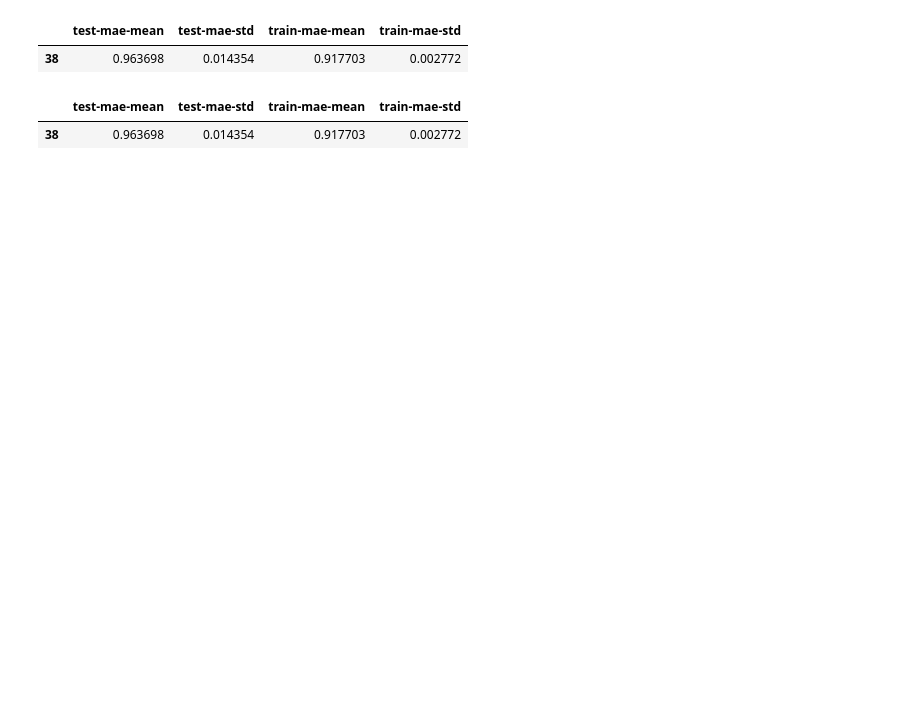
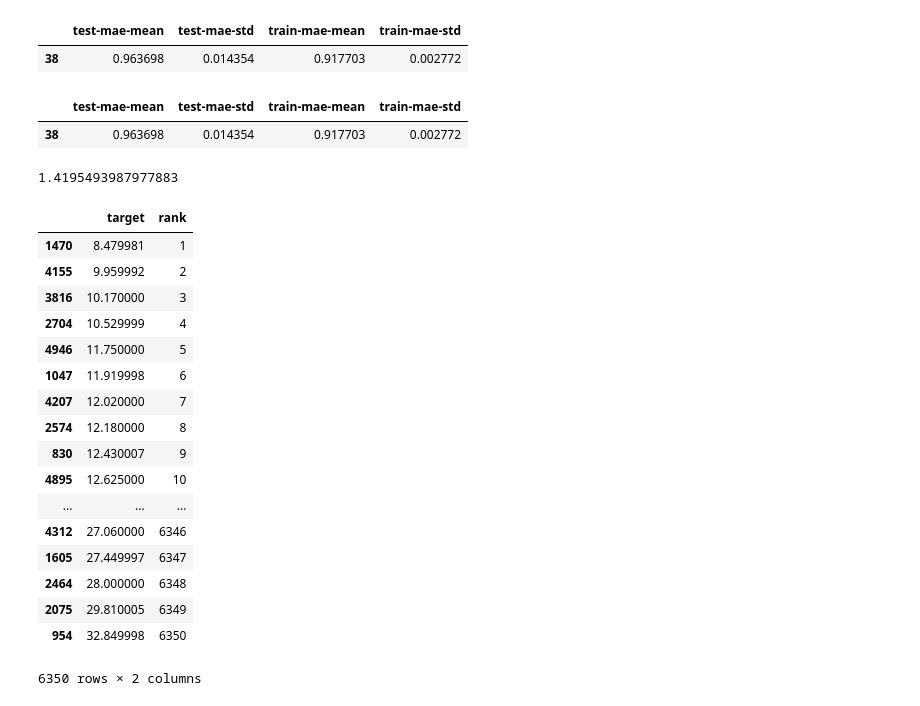
Before and after one commit to sopheeli/F3-Blueteam12, a Jupyter notebook: machine_learning/project/baseline.ipynb, the cells around one changed output. Cells and saved outputs as stored; diff of their text form; code cells hidden in the pictures; blank space fills up the shorter version.

```diff
--- a/machine_learning/project/baseline.ipynb
+++ b/machine_learning/project/baseline.ipynb
@@ -530,3 +487,32 @@ cv_results[-1:]
 | 38 | 0.963698 | 0.014354 | 0.917703 | 0.002772 |
 # %%
 train_X, val_X, labels_train, labels_val = train_test_split(trainX, trainY, test_size = 0.25, random_state = 42)
+# %%
+trainY.std()
+# %% [output]
+1.4195493987977883
+# %%
+trainY_rank = pd.DataFrame(trainY.sort_values())
+# %%
+trainY_rank['rank'] = range(1, len(trainY_rank) + 1)
+# %%
+trainY_rank
+# %% [output]
+|  | target | rank |
+| 1470 | 8.479981 | 1 |
+| 4155 | 9.959992 | 2 |
+| 3816 | 10.170000 | 3 |
+| 2704 | 10.529999 | 4 |
+| 4946 | 11.750000 | 5 |
+| 1047 | 11.919998 | 6 |
+| 4207 | 12.020000 | 7 |
+| 2574 | 12.180000 | 8 |
+| 830 | 12.430007 | 9 |
+| 4895 | 12.625000 | 10 |
+| ... | ... | ... |
+| 4312 | 27.060000 | 6346 |
+| 1605 | 27.449997 | 6347 |
+| 2464 | 28.000000 | 6348 |
+| 2075 | 29.810005 | 6349 |
+| 954 | 32.849998 | 6350 |
+6350 rows × 2 columns
```
Also changed, not shown: parts of 21 cells of this notebook.
